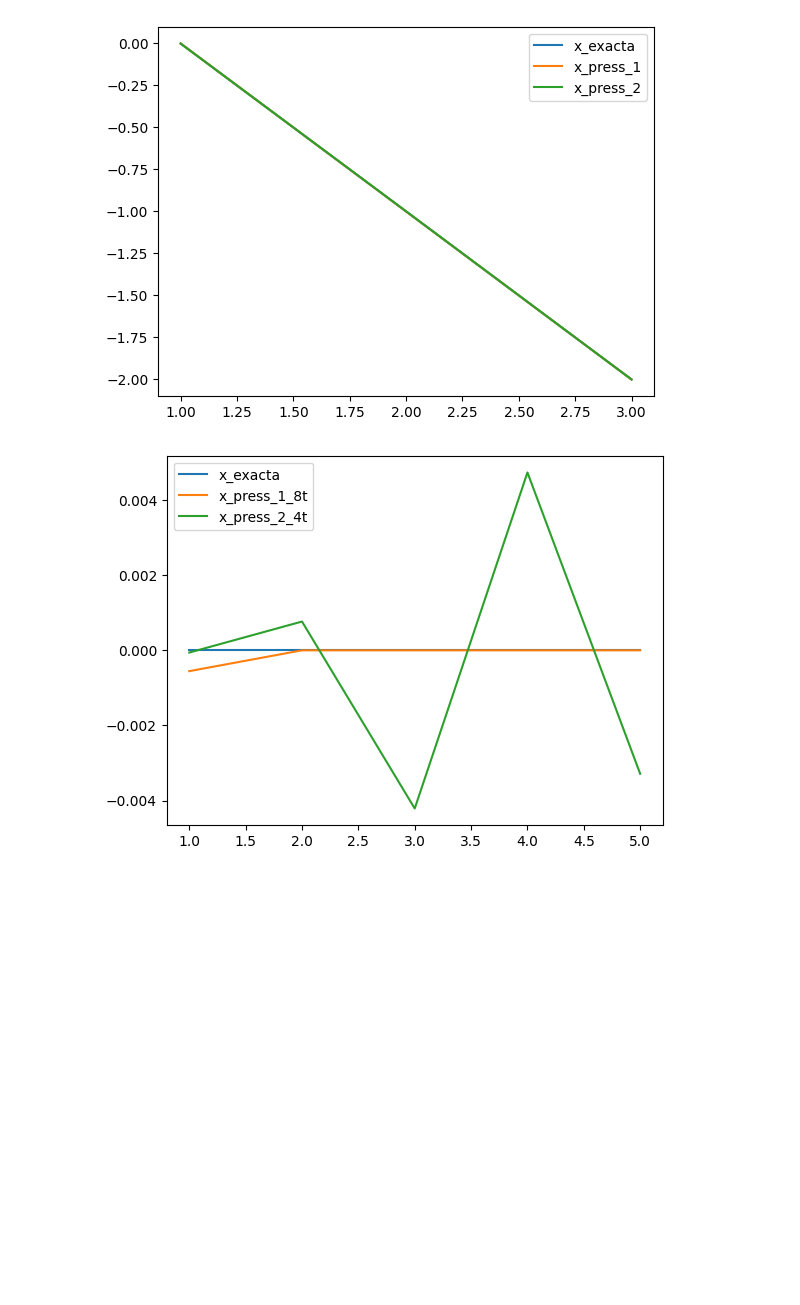
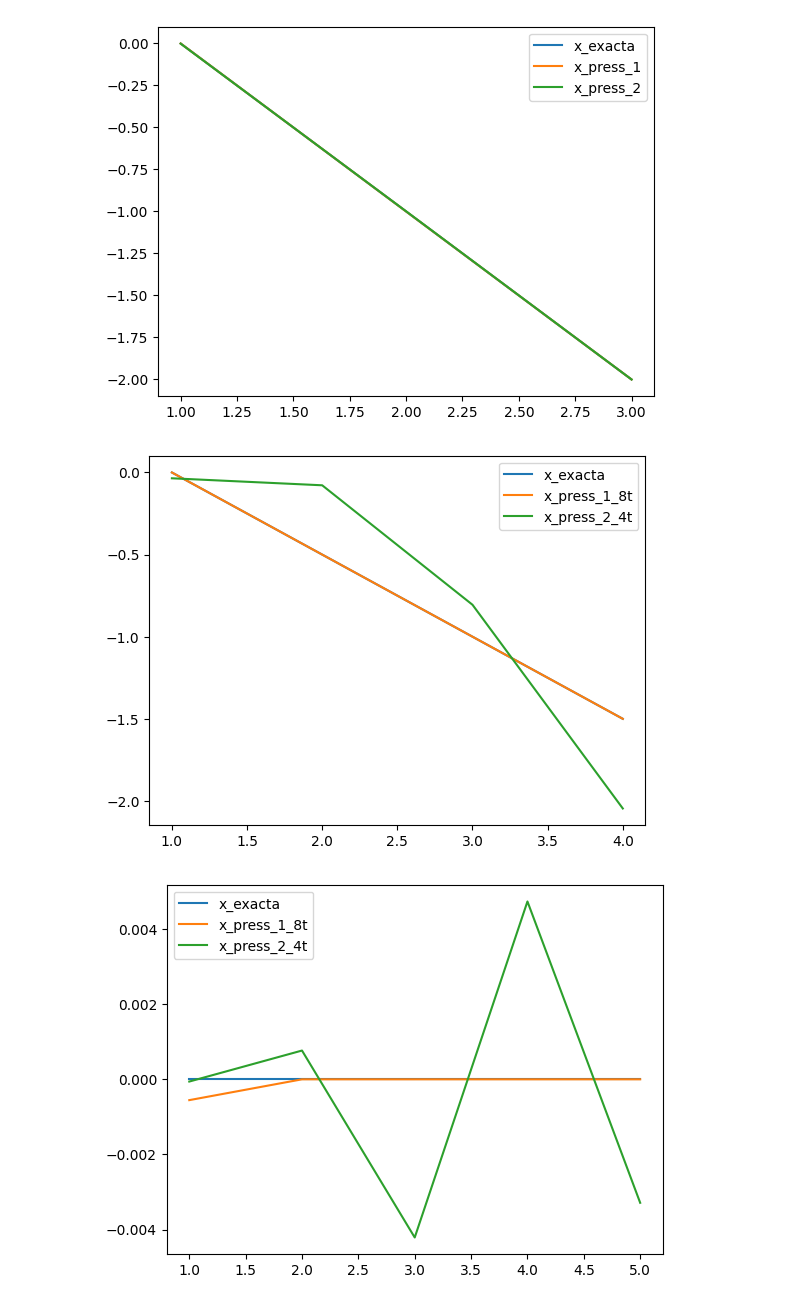
Before and after one commit to franciscoL0pez/Tp_1_Analisis_numerico, a Jupyter notebook: graficos.ipynb, the cells around one changed output. Saved outputs shown, nothing was run; the diff lists cells and outputs as text; code cells hidden in the pictures; blank space fills up the shorter version.

```diff
--- a/graficos.ipynb
+++ b/graficos.ipynb
@@ -14,6 +14,16 @@ df = pd.DataFrame({
 lines = df.plot.line()
 # %% [output]
 [figure]
+# %%
+# Matriz de 4x4
+df = pd.DataFrame({
+   'x_exacta': [ 0, -0.4999999999999998,   -0.9999999999999996,-1.4999999999999993 ],
+   'x_press_1_8t': [8.9e-07 , -0.50000942, -0.99997804 , -1.500014     ],
+    'x_press_2_4t':[-0.0354 , -0.07803 , -0.8056 ,-2.046  ]
+   }, index=[1, 2, 3,4])
+lines = df.plot.line()
+# %% [output]
+[figure, added]
 # %%
 #Matriz de 5z5
 df = pd.DataFrame({
```
Also changed, not shown: 1 other file.
